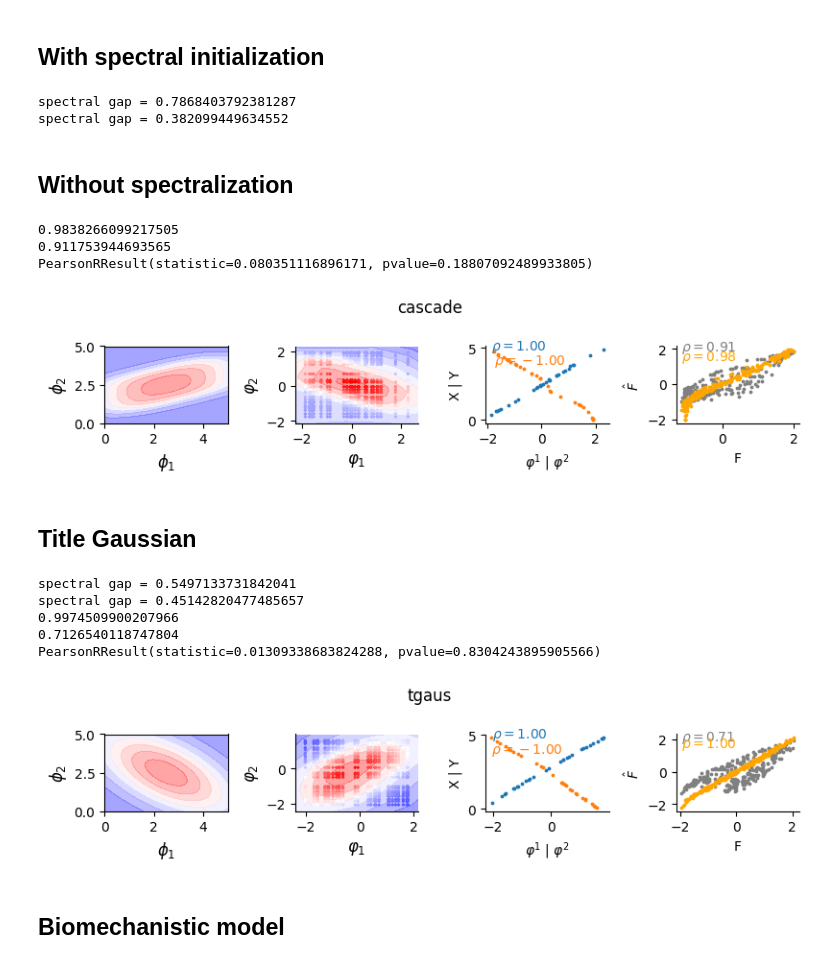
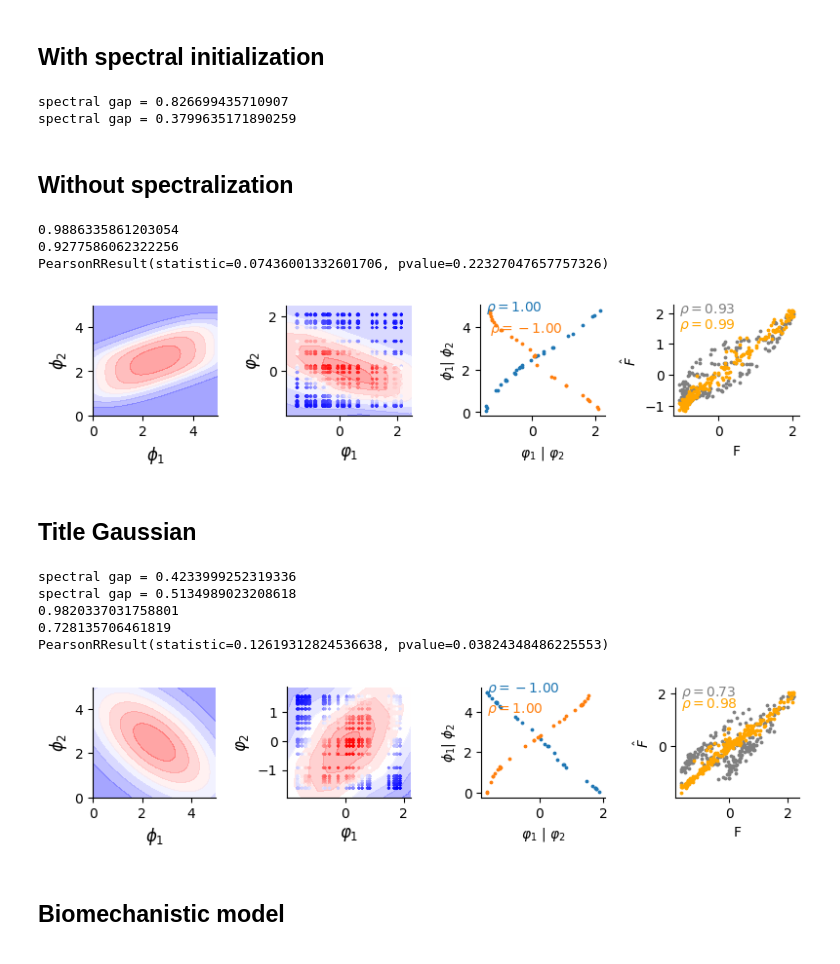
Before and after one commit to LBiophyEvo/D-LIM-model, a Jupyter notebook: docs/reproducibility/figure2.ipynb, the cells around one changed output. Drawn from its saved outputs; the diff is of its cells as text; code cells hidden in the pictures.

```diff
--- a/docs/reproducibility/figure2.ipynb
+++ b/docs/reproducibility/figure2.ipynb
@@ -20,27 +24,31 @@ data = Data_model(data=pd.DataFrame(data_simulated.data), n_variables=2)
 model_save_path = None
 # %%
 
-train_id = choice(range(data.data.shape[0]), int(data.data.shape[0]*0.7), replace=False)
-val_id = [i for i in range(data.data.shape[0]) if i not in train_id]
+seed(42)
+train_id_all = choice(range(data.data.shape[0]), int(data.data.shape[0]*0.7), replace=False)
+train_id = choice(train_id_all, int(len(train_id_all)*0.9), replace=False)
+test_id = [i for i in train_id_all if i not in train_id]
+val_id = [i for i in range(data.data.shape[0]) if i not in train_id_all]
 train_data = data.subset(train_id)
+test_data =  data.subset(test_id)
 val_data = data.subset(val_id)
 # %% [markdown]
 ## With spectral initialization
 # %%
 model = DLIM(n_variables = train_data.nb_val, hid_dim = 32, nb_layer = 0)
 dlim_regressor = DLIM_API(model=model, flag_spectral=True)
-losses = dlim_regressor.fit(train_data, lr = 1e-3, nb_epoch=300, batch_size=32, emb_regularization=0, \
+losses = dlim_regressor.fit(train_data, test_data = None, lr = 1e-3, nb_epoch=300, batch_size=32, emb_regularization=0.001, \
                             save_path= model_save_path)
 fit_a, var_a, lat_a = dlim_regressor.predict(val_data.data[:,:-1], detach=True)
 # %% [output]
-spectral gap = 0.7868403792381287
-spectral gap = 0.382099449634552
+spectral gap = 0.826699435710907
+spectral gap = 0.3799635171890259
 # %% [markdown]
 ## Without spectralization
 # %%
 model_no = DLIM(n_variables = train_data.nb_val, hid_dim = 32, nb_layer = 0)
 dlim_no = DLIM_API(model=model_no, flag_spectral=False)
-losses = dlim_no.fit(train_data, lr = 1e-3, nb_epoch=300, batch_size=32, emb_regularization=0, \
+losses = dlim_no.fit(train_data, test_data =None, lr = 1e-3, nb_epoch=300, batch_size=32, emb_regularization=0.001, \
                             save_path= model_save_path)
 fit_no, var_no, lat_no = dlim_no.predict(val_data.data[:,:-1], detach=True)
 # %%
@@ -53,42 +61,42 @@ print(score_no)
 fig, (ax, bx, cx, dx) = plt.subplots(1, 4, figsize=(8, 2))
 data_simulated.plot(ax)
 
 dlim_regressor.plot(bx, data)
 
-for xx in [bx, cx, dx]:
+for xx in [ax, bx, cx, dx]:
     for el in ["top", "right"]:
         xx.spines[el].set_visible(False)
 
 # Plot the a00verage curve
 r1 = spearmanr(dlim_regressor.model.genes_emb[0].detach(), data_simulated.A)[0]
 r2 = spearmanr(dlim_regressor.model.genes_emb[1].detach(), data_simulated.B)[0]
 print(pearsonr(lat_a[:, 0], val_data[:, -1]))
 cx.text(dlim_regressor.model.genes_emb[0].detach().numpy().min(), data_simulated.A.max(), f"$\\rho={r1:.2f}$", c="C0")
 cx.text(dlim_regressor.model.genes_emb[1].detach().numpy().min(), data_simulated.A.max() - 1, f"$\\rho={r2:.2f}$", c="C1")
 
 cx.scatter(dlim_regressor.model.genes_emb[0].detach(), data_simulated.A, c="C0", s=3)
 cx.scatter(dlim_regressor.model.genes_emb[1].detach(), data_simulated.B, c="C1", s=3)
-cx.set_xlabel("$\\varphi^1$ | $\\varphi^2$")
-cx.set_ylabel("X | Y")
-
+cx.set_xlabel("$\\varphi_1$ | $\\varphi_2$")
+cx.set_ylabel("$\\phi_1$| $\\phi_2$")
 dx.scatter(val_data.data[:, [-1]].flatten(), fit_no.flatten(), c="grey", s=3)
 dx.scatter(val_data.data[:, [-1]].flatten(), fit_a.flatten(), c="orange", s=3)
 
 
 dx.text(val_data.data[:, [-1]].flatten().min(), fit_no.flatten().max(), f"$\\rho={score_no:.2f}$", c="grey")
 dx.text(val_data.data[:, [-1]].flatten().min(), fit_a.flatten().max() - 0.6, f"$\\rho={score:.2f}$", c="orange")
 
 dx.set_xlabel("F")
 dx.set_ylabel("$\\hat F$")
-plt.suptitle(type_f)
+# plt.suptitle(type_f)
 
 plt.tight_layout()
+plt.savefig("./img/fig2_" + str(type_f) + ".png", dpi=300, transparent=True)
 plt.show()
 # %% [output]
-0.9838266099217505
-0.911753944693565
-PearsonRResult(statistic=0.080351116896171, pvalue=0.18807092489933805)
+0.9886335861203054
+0.9277586062322256
+PearsonRResult(statistic=0.07436001332601706, pvalue=0.22327047657757326)
-[figure, old version]
+[figure, new version]
 # %% [markdown]
 ## Title Gaussian
 # %%
@@ -100,21 +108,29 @@ data = Data_model(data=pd.DataFrame(data_simulated.data), n_variables=2)
 model_save_path = None
 
 
-train_id = choice(range(data.data.shape[0]), int(data.data.shape[0]*0.7), replace=False)
-val_id = [i for i in range(data.data.shape[0]) if i not in train_id]
+# train_id = choice(range(data.data.shape[0]), int(data.data.shape[0]*0.7), replace=False)
+# val_id = [i for i in range(data.data.shape[0]) if i not in train_id]
+# train_data = data.subset(train_id)
+# val_data = data.subset(val_id)
+seed(42)
+train_id_all = choice(range(data.data.shape[0]), int(data.data.shape[0]*0.7), replace=False)
+train_id = choice(train_id_all, int(len(train_id_all)*0.9), replace=False)
+test_id = [i for i in train_id_all if i not in train_id]
+val_id = [i for i in range(data.data.shape[0]) if i not in train_id_all]
 train_data = data.subset(train_id)
+test_data =  data.subset(test_id)
 val_data = data.subset(val_id)
 
 model = DLIM(n_variables = train_data.nb_val, hid_dim = 32, nb_layer = 0)
 dlim_regressor = DLIM_API(model=model, flag_spectral=True)
-losses = dlim_regressor.fit(train_data, lr = 1e-3, nb_epoch=300, batch_size=32, emb_regularization=0, \
+losses = dlim_regressor.fit(train_data, test_data, lr = 1e-3, nb_epoch=300, batch_size=32, emb_regularization=0, \
                             save_path= model_save_path)
 fit_a, var_a, lat_a = dlim_regressor.predict(val_data.data[:,:-1], detach=True)
 
 
 model_no = DLIM(n_variables = train_data.nb_val, hid_dim = 32, nb_layer = 0)
 dlim_no = DLIM_API(model=model_no, flag_spectral=False)
-losses = dlim_no.fit(train_data, lr = 1e-3, nb_epoch=300, batch_size=32, emb_regularization=0, \
+losses = dlim_no.fit(train_data, test_data, lr = 1e-3, nb_epoch=300, batch_size=32, emb_regularization=0, \
                             save_path= model_save_path)
 fit_no, var_no, lat_no = dlim_no.predict(val_data.data[:,:-1], detach=True)
 
@@ -129,7 +145,7 @@ data_simulated.plot(ax)
 
 dlim_regressor.plot(bx, data)
 
-for xx in [bx, cx, dx]:
+for xx in [ax, bx, cx, dx]:
     for el in ["top", "right"]:
         xx.spines[el].set_visible(False)
 
@@ -142,8 +158,8 @@ cx.text(dlim_regressor.model.genes_emb[1].detach().numpy().min(), data_simulated
 
 cx.scatter(dlim_regressor.model.genes_emb[0].detach(), data_simulated.A, c="C0", s=3)
 cx.scatter(dlim_regressor.model.genes_emb[1].detach(), data_simulated.B, c="C1", s=3)
-cx.set_xlabel("$\\varphi^1$ | $\\varphi^2$")
-cx.set_ylabel("X | Y")
+cx.set_xlabel("$\\varphi_1$ | $\\varphi_2$")
+cx.set_ylabel("$\\phi_1$| $\\phi_2$")
 
 dx.scatter(val_data.data[:, [-1]].flatten(), fit_no.flatten(), c="grey", s=3)
 dx.scatter(val_data.data[:, [-1]].flatten(), fit_a.flatten(), c="orange", s=3)
@@ -154,17 +170,19 @@ dx.text(val_data.data[:, [-1]].flatten().min(), fit_a.flatten().max() - 0.6, f"$
 
 dx.set_xlabel("F")
 dx.set_ylabel("$\\hat F$")
-plt.suptitle(type_f)
+# plt.suptitle(type_f)
 
 plt.tight_layout()
+plt.savefig("./img/fig2_" + str(type_f) + ".png", dpi=300, transparent=True)
+
 plt.show()
 # %% [output]
-spectral gap = 0.5497133731842041
-spectral gap = 0.45142820477485657
-0.9974509900207966
-0.7126540118747804
-PearsonRResult(statistic=0.01309338683824288, pvalue=0.8304243895905566)
+spectral gap = 0.4233999252319336
+spectral gap = 0.5134989023208618
+0.9820337031758801
+0.728135706461819
+PearsonRResult(statistic=0.12619312824536638, pvalue=0.03824348486225553)
-[figure, old version]
+[figure, new version]
 # %% [markdown]
 ## Biomechanistic model
 # %%
```
Also changed, not shown: parts of 2 cells of this notebook, 33 other files.
